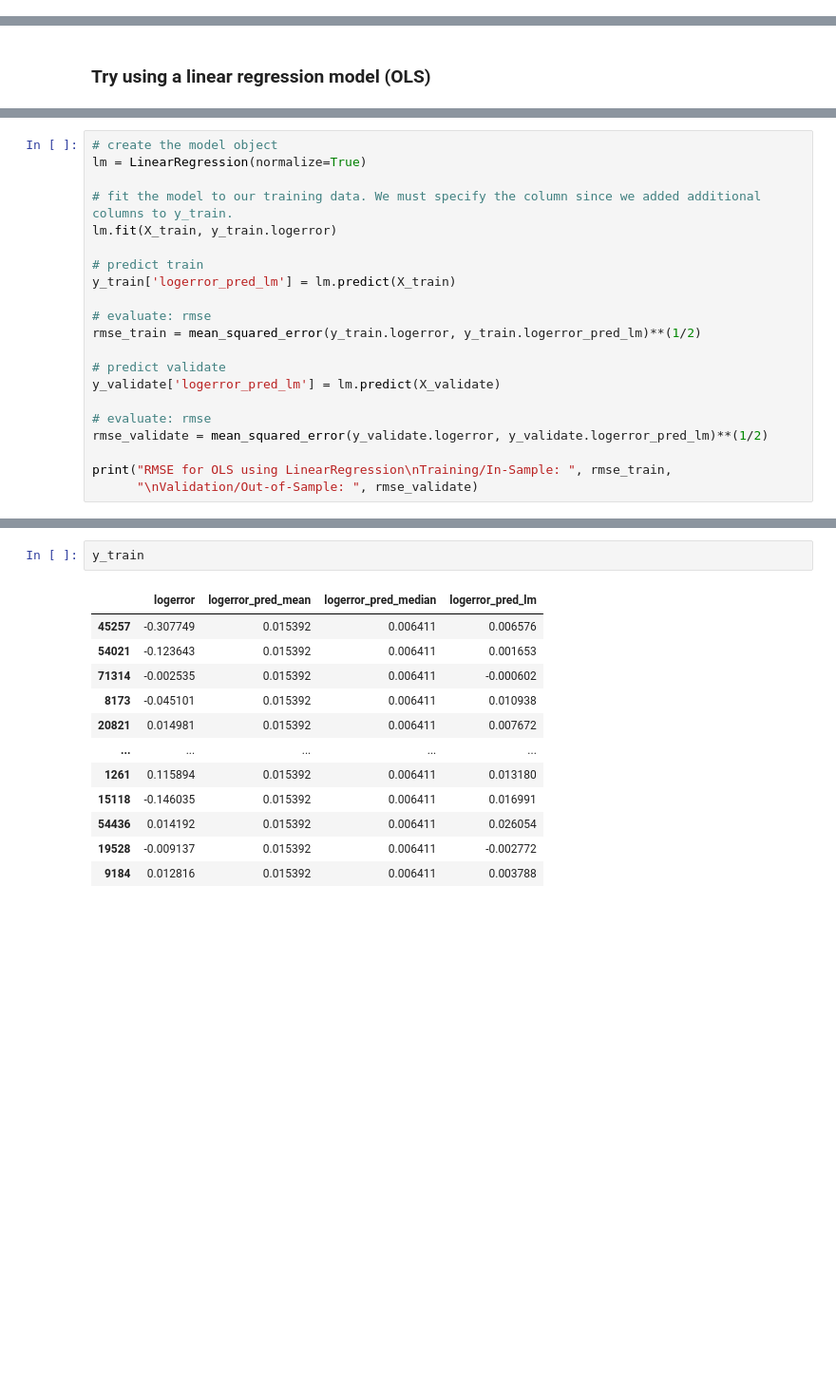
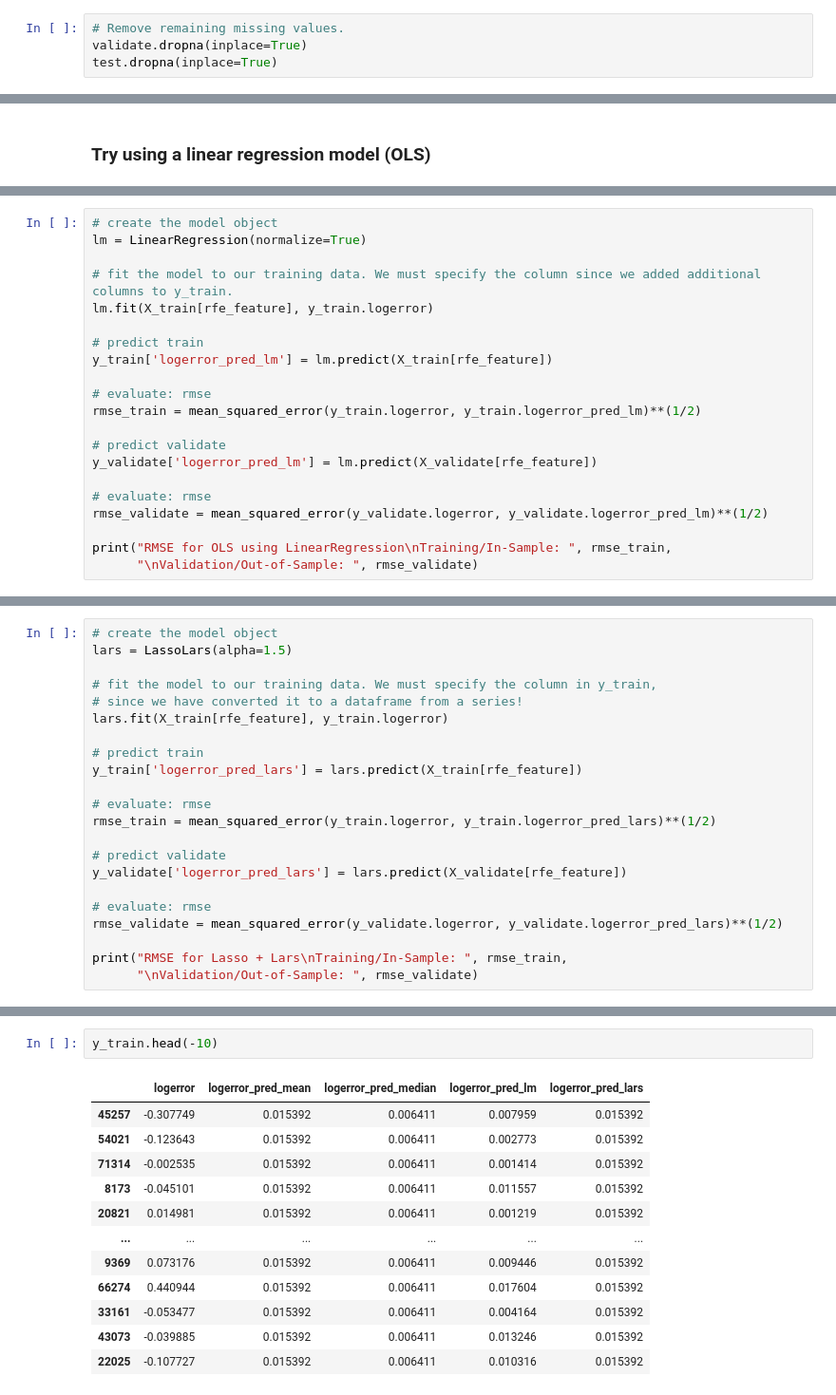
Before and after one commit to TeamOneCluster/ClusterProject, a Jupyter notebook: bts-explore.ipynb, the cells around one changed output, grey strips where cells are left out. Shown at 95% size. Saved outputs shown, nothing was run; the diff lists cells and outputs as text; blank space fills up the shorter version.

Commit message:
Updating Cluster Project workflow. Further explored the data. Asked more questions. Attempted to create clusters.

```diff
--- a/bts-explore.ipynb
+++ b/bts-explore.ipynb
@@ -383,6 +347,10 @@ Data columns (total 15 columns):
 dtypes: float64(15)
 memory usage: 1.9 MB
 (None, None)
+# %%
+# Remove remaining missing values.
+validate.dropna(inplace=True)
+test.dropna(inplace=True)
 # %%
 #plt.figure(figsize=(10,16))
 
@@ -587,16 +536,16 @@ dtype: int64
 lm = LinearRegression(normalize=True)
 
 # fit the model to our training data. We must specify the column since we added additional columns to y_train.
-lm.fit(X_train, y_train.logerror)
+lm.fit(X_train[rfe_feature], y_train.logerror)
 
 # predict train
-y_train['logerror_pred_lm'] = lm.predict(X_train)
+y_train['logerror_pred_lm'] = lm.predict(X_train[rfe_feature])
 
 # evaluate: rmse
 rmse_train = mean_squared_error(y_train.logerror, y_train.logerror_pred_lm)**(1/2)
 
 # predict validate
-y_validate['logerror_pred_lm'] = lm.predict(X_validate)
+y_validate['logerror_pred_lm'] = lm.predict(X_validate[rfe_feature])
 
 # evaluate: rmse
 rmse_validate = mean_squared_error(y_validate.logerror, y_validate.logerror_pred_lm)**(1/2)
@@ -607,0 +561,22 @@ ValueError: Input contains NaN, infinity or a value too large for dtype('float64
+# %%
+# create the model object
+lars = LassoLars(alpha=1.5)
+
+# fit the model to our training data. We must specify the column in y_train,
+# since we have converted it to a dataframe from a series!
+lars.fit(X_train[rfe_feature], y_train.logerror)
+
+# predict train
+y_train['logerror_pred_lars'] = lars.predict(X_train[rfe_feature])
+
+# evaluate: rmse
+rmse_train = mean_squared_error(y_train.logerror, y_train.logerror_pred_lars)**(1/2)
+
+# predict validate
+y_validate['logerror_pred_lars'] = lars.predict(X_validate[rfe_feature])
+
+# evaluate: rmse
+rmse_validate = mean_squared_error(y_validate.logerror, y_validate.logerror_pred_lars)**(1/2)
+
+print("RMSE for Lasso + Lars\nTraining/In-Sample: ", rmse_train,
+      "\nValidation/Out-of-Sample: ", rmse_validate)
@@ -608,15 +587,15 @@ ValueError: Input contains NaN, infinity or a value too large for dtype('float64
 # %%
-y_train
+y_train.head(-10)
 # %% [output]
-|  | logerror | logerror_pred_mean | logerror_pred_median | logerror_pred_lm |
-| 45257 | -0.307749 | 0.015392 | 0.006411 | 0.006576 |
-| 54021 | -0.123643 | 0.015392 | 0.006411 | 0.001653 |
-| 71314 | -0.002535 | 0.015392 | 0.006411 | -0.000602 |
-| 8173 | -0.045101 | 0.015392 | 0.006411 | 0.010938 |
-| 20821 | 0.014981 | 0.015392 | 0.006411 | 0.007672 |
-| ... | ... | ... | ... | ... |
-| 1261 | 0.115894 | 0.015392 | 0.006411 | 0.013180 |
-| 15118 | -0.146035 | 0.015392 | 0.006411 | 0.016991 |
-| 54436 | 0.014192 | 0.015392 | 0.006411 | 0.026054 |
-| 19528 | -0.009137 | 0.015392 | 0.006411 | -0.002772 |
-| 9184 | 0.012816 | 0.015392 | 0.006411 | 0.003788 |
+|  | logerror | logerror_pred_mean | logerror_pred_median | logerror_pred_lm | logerror_pred_lars |
+| 45257 | -0.307749 | 0.015392 | 0.006411 | 0.007959 | 0.015392 |
+| 54021 | -0.123643 | 0.015392 | 0.006411 | 0.002773 | 0.015392 |
+| 71314 | -0.002535 | 0.015392 | 0.006411 | 0.001414 | 0.015392 |
+| 8173 | -0.045101 | 0.015392 | 0.006411 | 0.011557 | 0.015392 |
+| 20821 | 0.014981 | 0.015392 | 0.006411 | 0.001219 | 0.015392 |
+| ... | ... | ... | ... | ... | ... |
+| 9369 | 0.073176 | 0.015392 | 0.006411 | 0.009446 | 0.015392 |
+| 66274 | 0.440944 | 0.015392 | 0.006411 | 0.017604 | 0.015392 |
+| 33161 | -0.053477 | 0.015392 | 0.006411 | 0.004164 | 0.015392 |
+| 43073 | -0.039885 | 0.015392 | 0.006411 | 0.013246 | 0.015392 |
+| 22025 | -0.107727 | 0.015392 | 0.006411 | 0.010316 | 0.015392 |
```
Also changed, not shown: parts of 38 cells of this notebook.
